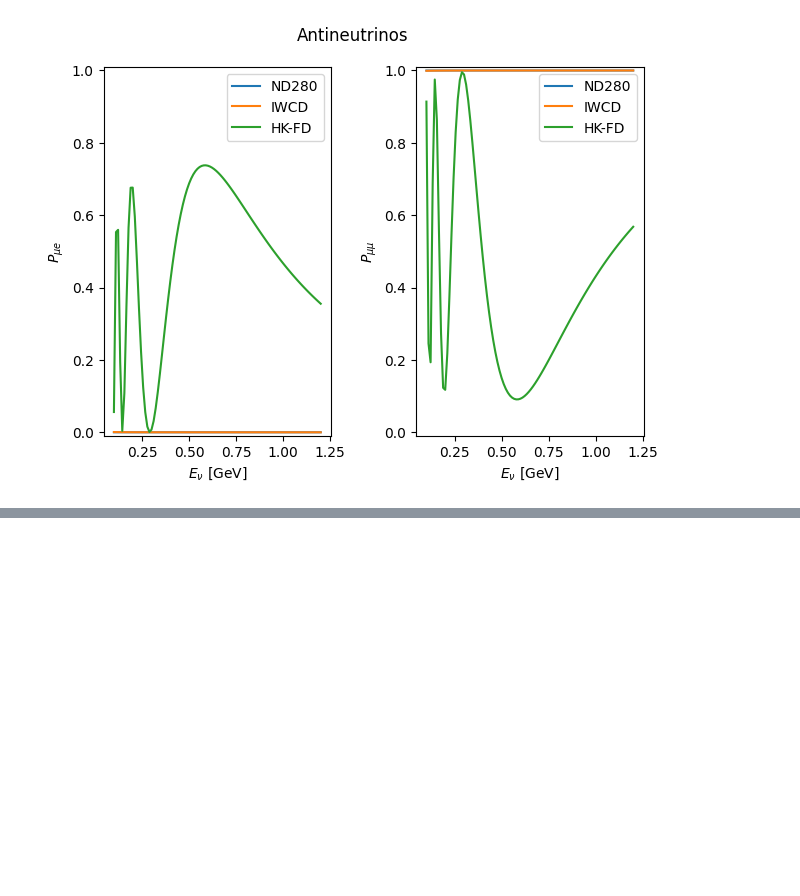
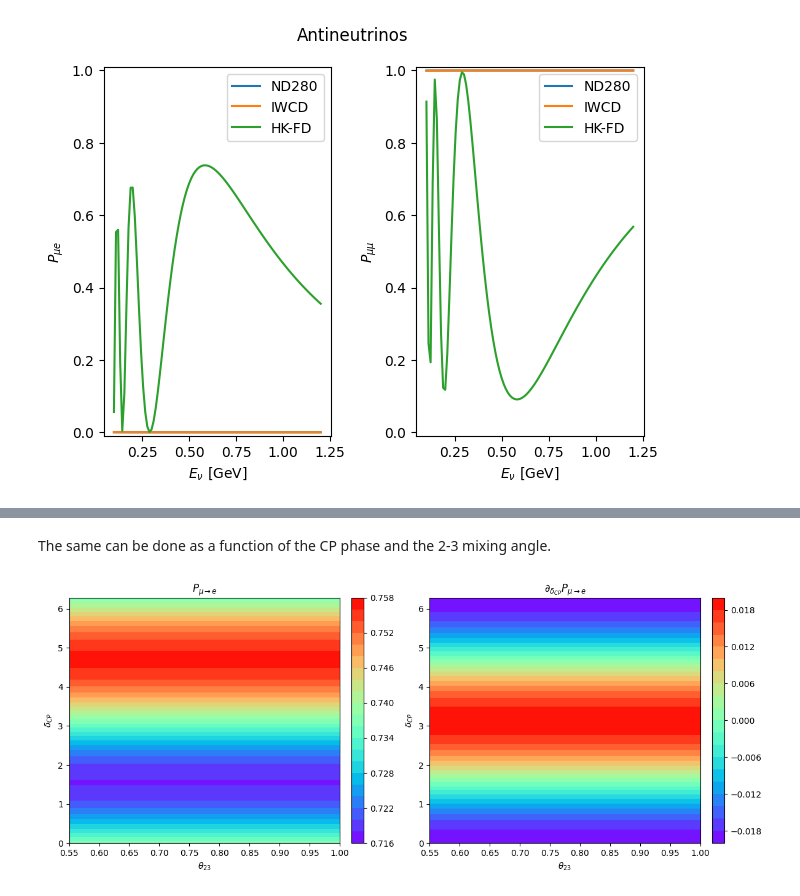
Before and after one commit to pabloferm/CHIC, a Jupyter notebook: examples/python/example.ipynb, the cells around one changed output, grey strips where cells are left out. Cells and saved outputs as stored; diff of their text form; code cells hidden in the pictures; blank space fills up the shorter version.

```diff
--- a/examples/python/example.ipynb
+++ b/examples/python/example.ipynb
@@ -120,0 +213,42 @@ ValueError: Unknown parameter: E
+# %% [markdown]
+The same can be done as a function of the CP phase and the 2-3 mixing angle.
+# %%
+# grids
+th23 = np.linspace(0.55, 1, 200)
+P = np.zeros((dcp.size, dm231.size))
+dP = np.zeros((dcp.size, dm231.size))
+levels = 20
+
+dch = pychic.CHICDIFF()
+
+for i, delta in enumerate(dcp):
+    dch.update_dcp(delta)                 # update theta23
+    for j, delta in enumerate(th23):
+        Px = dch.compute_oscillations(Enu_peak, detectors["HK-FD"])
+        dPx = dch.compute_oscillations_derivatives("dcp", Enu_peak, detectors["HK-FD"])
+        P[i, j] = Px[0, 1]
+        dP[i, j] = dPx[0, 1]
+
+
+fig, axes = plt.subplots(1, 2, figsize=(12, 5))
+
+TH, CP = np.meshgrid(th23, dcp)
+
+# P panel
+cs0 = axes[0].contourf(TH, CP, P, levels=levels, cmap='rainbow', extend='neither')
+axes[0].set_xlabel(r'$\theta_{23}$')
+axes[0].set_ylabel(r'$\delta_{CP}$')
+axes[0].set_title(r'$P_{\mu\rightarrow e}$')
+cbar0 = fig.colorbar(cs0, ax=axes[0], fraction=0.046, pad=0.04)
+
+# dP panel
+cs1 = axes[1].contourf(TH, CP, dP, levels=levels, cmap='rainbow', extend='neither')
+axes[1].set_xlabel(r'$\theta_{23}$')
+axes[1].set_ylabel(r'$\delta_{CP}$')
+axes[1].set_title(r'$\partial_{\delta_{CP}}P_{\mu\rightarrow e}$')
+cbar1 = fig.colorbar(cs1, ax=axes[1], fraction=0.046, pad=0.04)
+
+plt.tight_layout()
+plt.show()
+# %% [output]
+[figure, added]
```
Also changed, not shown: parts of 11 cells of this notebook, 2 other files.
